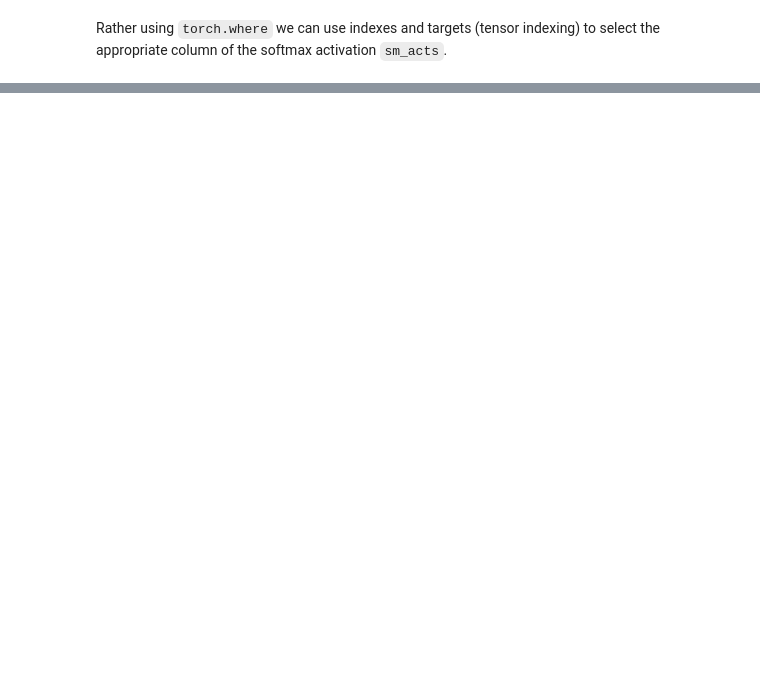
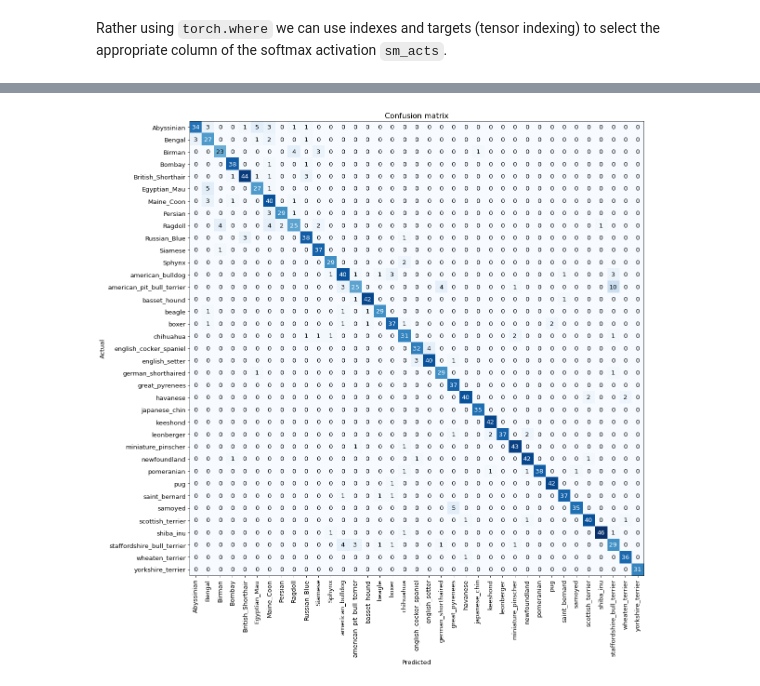
Before and after one commit to ashikshafi08/Learning-Fastai, a Jupyter notebook: Chapters Notebooks/Image_Classification.ipynb, the cells around one changed output, grey strips where cells are left out. Drawn from its saved outputs; the diff is of its cells as text; code cells hidden in the pictures; blank space fills up the shorter version.

```diff
--- a/Chapters Notebooks/Image_Classification.ipynb
+++ b/Chapters Notebooks/Image_Classification.ipynb
@@ -542,0 +635,6 @@ Well to the work of decreasing the activations can be done by a Pytorch function
+# %%
+# Using confusion matrix --> to see where our model is doing well and where its not.
+
+interp = ClassificationInterpretation.from_learner(learn)
+interp.plot_confusion_matrix(figsize = (17 , 15) , dpi = 80)
+# %% [output]
@@ -542,0 +642 @@ Well to the work of decreasing the activations can be done by a Pytorch function
+[figure, added]
```
Also changed, not shown: parts of 26 cells of this notebook.
